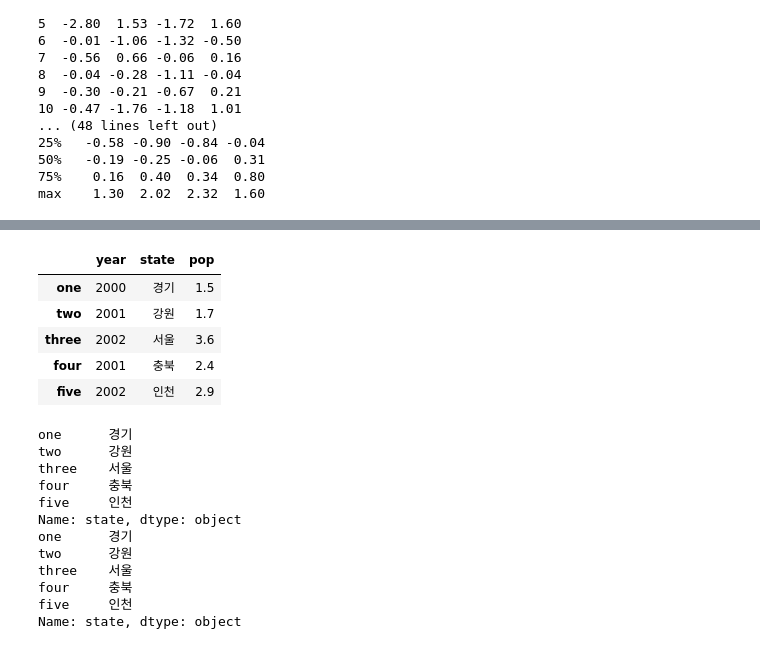
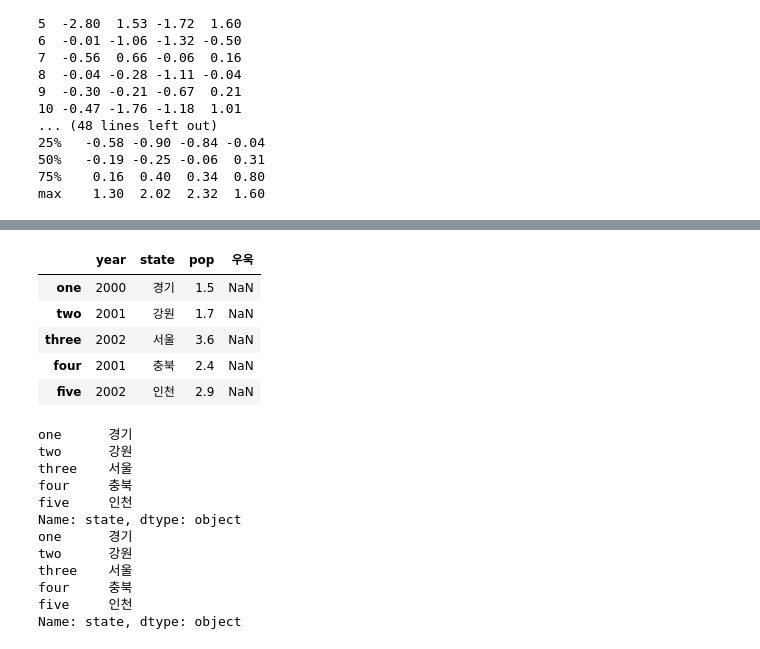
Before and after one commit to ggg008/MyGit, a Jupyter notebook: ACORN_AI/20201013.ipynb, the cells around one changed output, grey strips where cells are left out. Cells and saved outputs as stored; diff of their text form; code cells hidden in the pictures.

```diff
--- a/ACORN_AI/20201013.ipynb
+++ b/ACORN_AI/20201013.ipynb
@@ -464,13 +467,13 @@ five     인천  2002  2.9  16.5
 # %%
-frame2=pd.DataFrame(data, columns=['year', 'state', 'pop'], index=['one', 'two', 'three', 'four', 'five'])
+frame2=pd.DataFrame(data, columns=['year', 'state', 'pop', '우욱'], index=['one', 'two', 'three', 'four', 'five'])
 frame2
 # %% [output]
-|  | year | state | pop |
-| one | 2000 | 경기 | 1.5 |
-| two | 2001 | 강원 | 1.7 |
-| three | 2002 | 서울 | 3.6 |
-| four | 2001 | 충북 | 2.4 |
-| five | 2002 | 인천 | 2.9 |
+|  | year | state | pop | 우욱 |
+| one | 2000 | 경기 | 1.5 | NaN |
+| two | 2001 | 강원 | 1.7 | NaN |
+| three | 2002 | 서울 | 3.6 | NaN |
+| four | 2001 | 충북 | 2.4 | NaN |
+| five | 2002 | 인천 | 2.9 | NaN |
 # %%
 print(frame2['state'])
 print(frame2.state)
```
Also changed, not shown: parts of 25 cells of this notebook, 7 other files.
